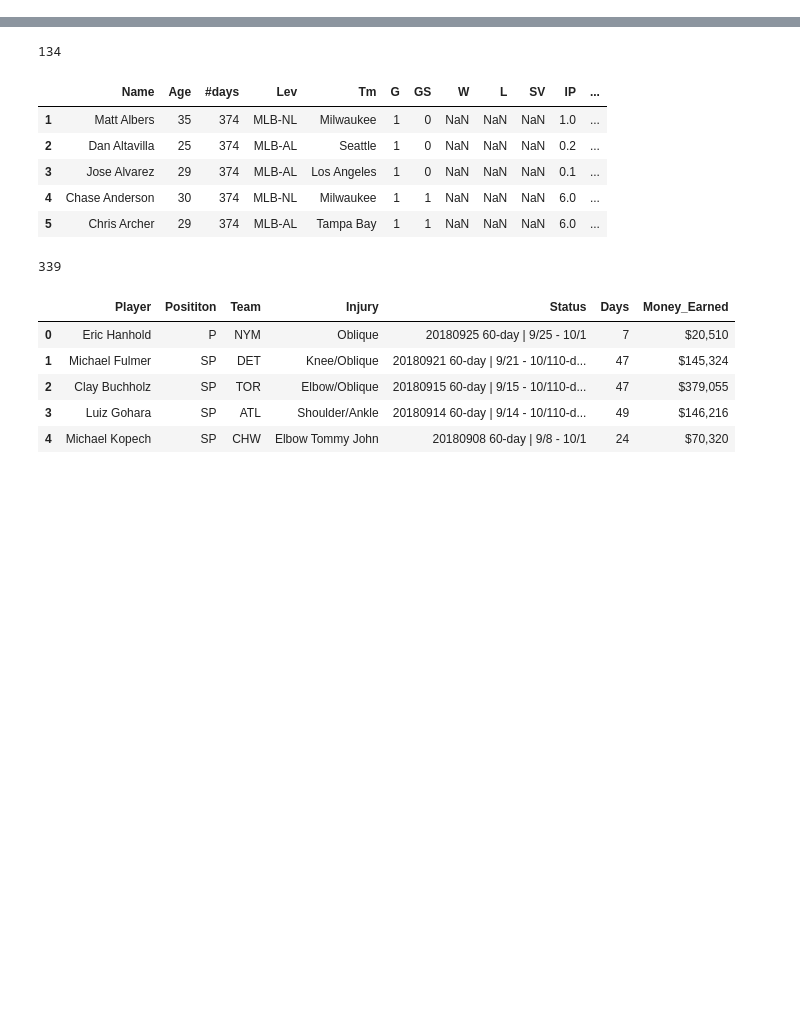
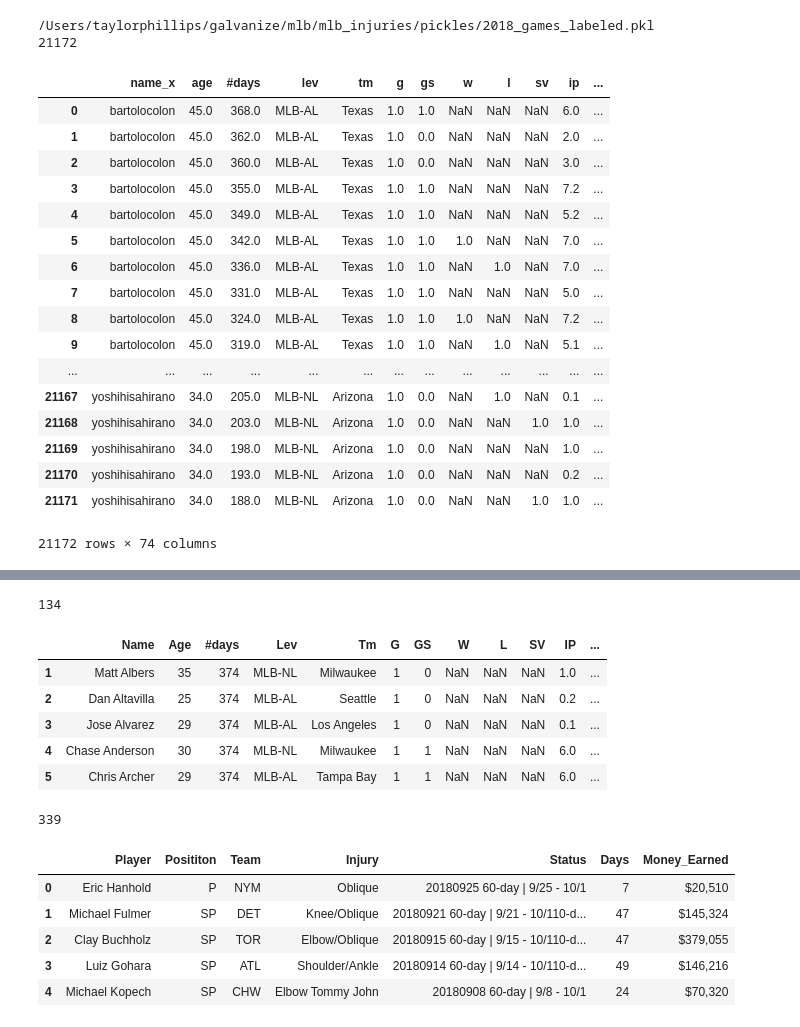
Before and after one commit to t-phill/mlb_injuries, a Jupyter notebook: pickles/pickles.ipynb, the cells around one changed output, grey strips where cells are left out. Saved outputs shown, nothing was run; the diff lists cells and outputs as text; code cells hidden in the pictures; blank space fills up the shorter version.

Commit message:
explore pickles

```diff
--- a/pickles/pickles.ipynb
+++ b/pickles/pickles.ipynb
@@ -6,3 +6,9 @@ import re
 
 from pybaseball import *
 pd.set_option('display.max_columns', 500)
+import glob
+pickles = glob.glob("/Users/taylorphillips/galvanize/mlb/mlb_injuries/pickles/*.pkl")
+# %%
+print(len(pickles))
+pickles.sort()
+pickles
@@ -8,0 +288,26 @@ pd.set_option('display.max_columns', 500)
+# %%
+f = pd.read_pickle(pickles[18])
+print(pickles[18])
+print(len(f))
+f
+# %% [output]
+/Users/taylorphillips/galvanize/mlb/mlb_injuries/pickles/2018_games_labeled.pkl
+21172
+|  | name_x | age | #days | lev | tm | g | gs | w | l | sv | ip | ... |
+| 0 | bartolocolon | 45.0 | 368.0 | MLB-AL | Texas | 1.0 | 1.0 | NaN | NaN | NaN | 6.0 | ... |
+| 1 | bartolocolon | 45.0 | 362.0 | MLB-AL | Texas | 1.0 | 0.0 | NaN | NaN | NaN | 2.0 | ... |
+| 2 | bartolocolon | 45.0 | 360.0 | MLB-AL | Texas | 1.0 | 0.0 | NaN | NaN | NaN | 3.0 | ... |
+| 3 | bartolocolon | 45.0 | 355.0 | MLB-AL | Texas | 1.0 | 1.0 | NaN | NaN | NaN | 7.2 | ... |
+| 4 | bartolocolon | 45.0 | 349.0 | MLB-AL | Texas | 1.0 | 1.0 | NaN | NaN | NaN | 5.2 | ... |
+| 5 | bartolocolon | 45.0 | 342.0 | MLB-AL | Texas | 1.0 | 1.0 | 1.0 | NaN | NaN | 7.0 | ... |
+| 6 | bartolocolon | 45.0 | 336.0 | MLB-AL | Texas | 1.0 | 1.0 | NaN | 1.0 | NaN | 7.0 | ... |
+| 7 | bartolocolon | 45.0 | 331.0 | MLB-AL | Texas | 1.0 | 1.0 | NaN | NaN | NaN | 5.0 | ... |
+| 8 | bartolocolon | 45.0 | 324.0 | MLB-AL | Texas | 1.0 | 1.0 | 1.0 | NaN | NaN | 7.2 | ... |
+| 9 | bartolocolon | 45.0 | 319.0 | MLB-AL | Texas | 1.0 | 1.0 | NaN | 1.0 | NaN | 5.1 | ... |
+| ... | ... | ... | ... | ... | ... | ... | ... | ... | ... | ... | ... | ... |
+| 21167 | yoshihisahirano | 34.0 | 205.0 | MLB-NL | Arizona | 1.0 | 0.0 | NaN | 1.0 | NaN | 0.1 | ... |
+| 21168 | yoshihisahirano | 34.0 | 203.0 | MLB-NL | Arizona | 1.0 | 0.0 | NaN | NaN | 1.0 | 1.0 | ... |
+| 21169 | yoshihisahirano | 34.0 | 198.0 | MLB-NL | Arizona | 1.0 | 0.0 | NaN | NaN | NaN | 1.0 | ... |
+| 21170 | yoshihisahirano | 34.0 | 193.0 | MLB-NL | Arizona | 1.0 | 0.0 | NaN | NaN | NaN | 0.2 | ... |
+| 21171 | yoshihisahirano | 34.0 | 188.0 | MLB-NL | Arizona | 1.0 | 0.0 | NaN | NaN | 1.0 | 1.0 | ... |
+21172 rows × 74 columns
```
Also changed, not shown: parts of 47 cells of this notebook.
